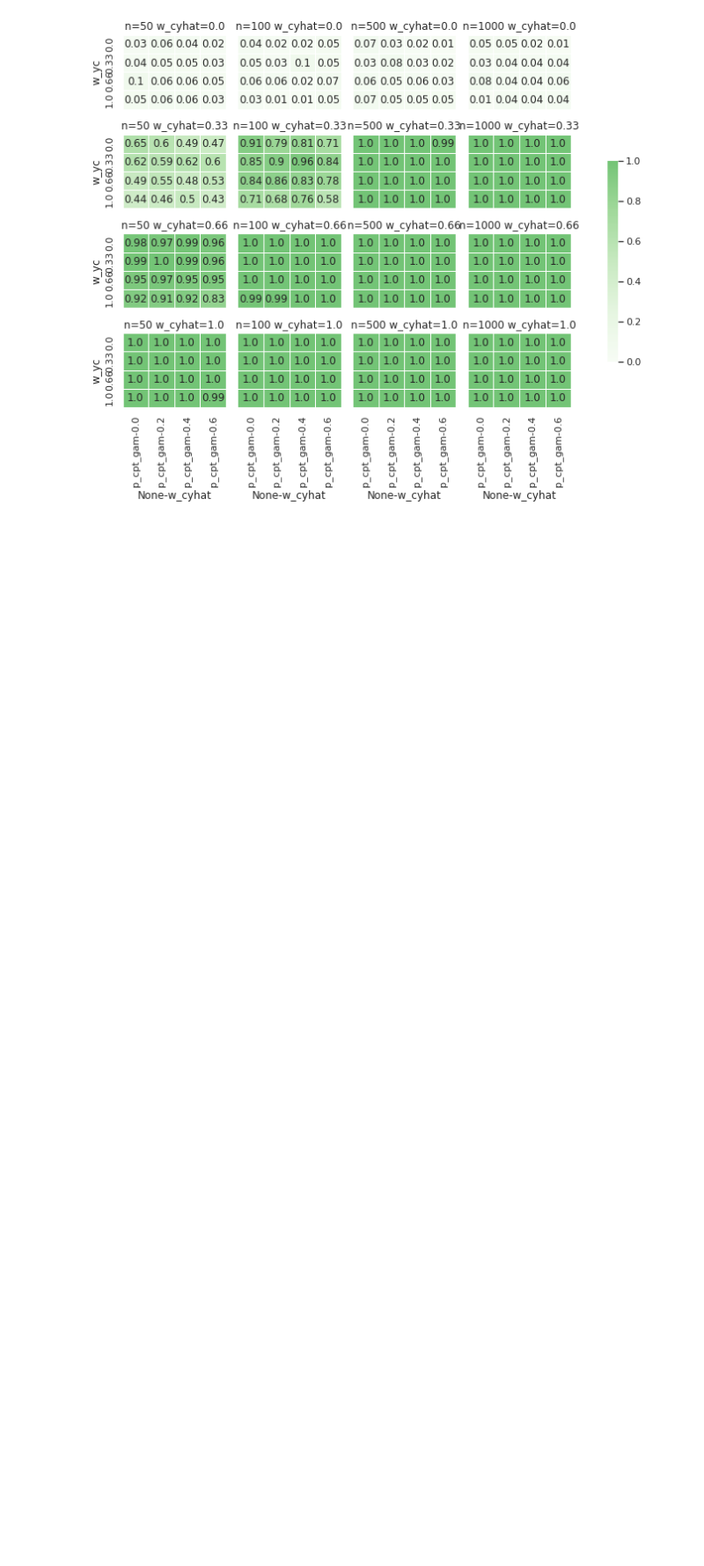
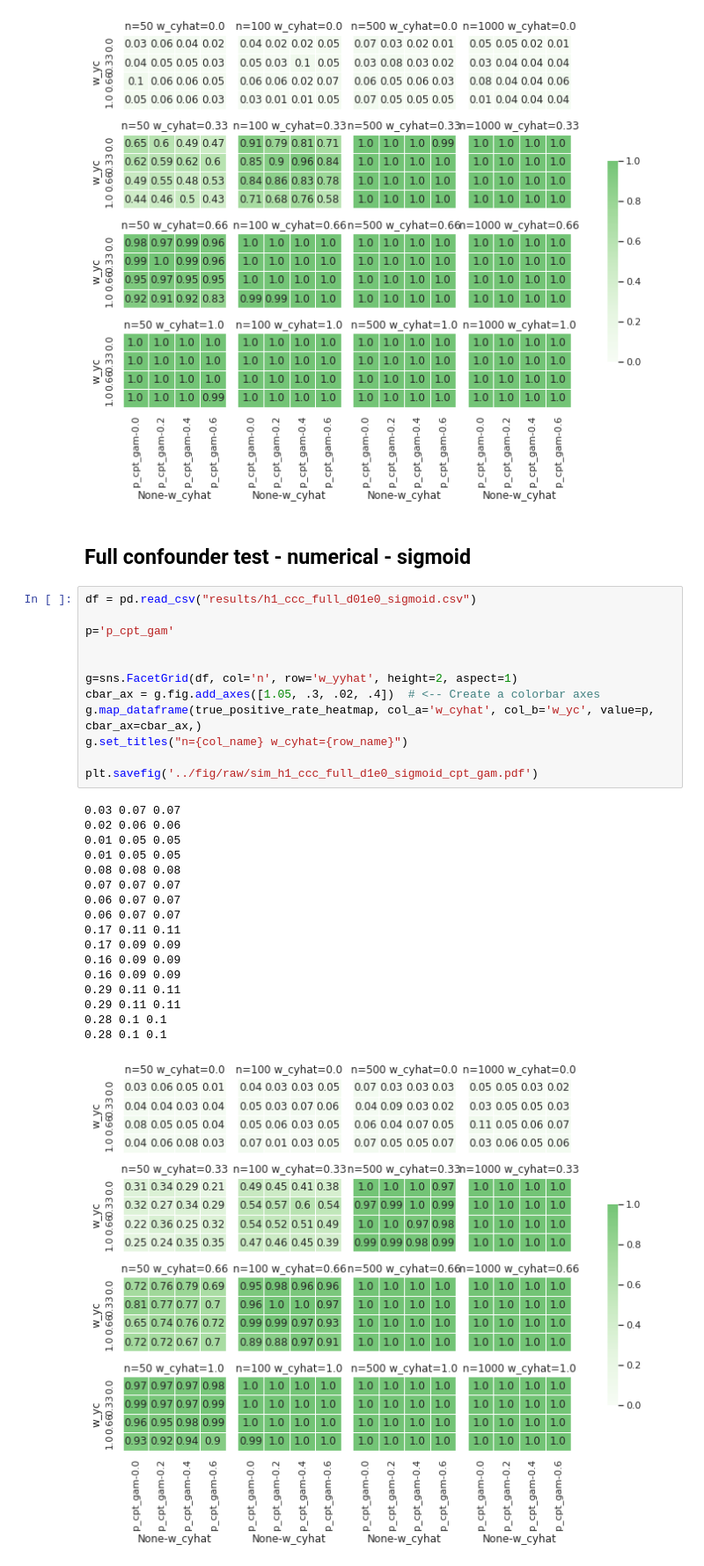
Before and after one commit to pni-lab/mlconfound-manuscript, a Jupyter notebook: simulated/plot_simulations.ipynb, the cells around one changed output. Shown at 88% size. Saved outputs shown, nothing was run; the diff lists cells and outputs as text; blank space fills up the shorter version.

```diff
--- a/simulated/plot_simulations.ipynb
+++ b/simulated/plot_simulations.ipynb
@@ -419,3 +487,35 @@ plt.savefig('../fig/raw/sim_h1_ccc_full_d1e0_linear_cpt_gam.pdf')
 0.53 0.23 0.23
 0.53 0.23 0.23
 [figure]
+# %% [markdown]
+## Full confounder test - numerical - sigmoid
+# %%
+df = pd.read_csv("results/h1_ccc_full_d01e0_sigmoid.csv")
+
+p='p_cpt_gam'
+
+
+g=sns.FacetGrid(df, col='n', row='w_yyhat', height=2, aspect=1)
+cbar_ax = g.fig.add_axes([1.05, .3, .02, .4])  # <-- Create a colorbar axes
+g.map_dataframe(true_positive_rate_heatmap, col_a='w_cyhat', col_b='w_yc', value=p, cbar_ax=cbar_ax,)
+g.set_titles("n={col_name} w_cyhat={row_name}")
+
+plt.savefig('../fig/raw/sim_h1_ccc_full_d1e0_sigmoid_cpt_gam.pdf')
+# %% [output]
+0.03 0.07 0.07
+0.02 0.06 0.06
+0.01 0.05 0.05
+0.01 0.05 0.05
+0.08 0.08 0.08
+0.07 0.07 0.07
+0.06 0.07 0.07
+0.06 0.07 0.07
+0.17 0.11 0.11
+0.17 0.09 0.09
+0.16 0.09 0.09
+0.16 0.09 0.09
+0.29 0.11 0.11
+0.29 0.11 0.11
+0.28 0.1 0.1
+0.28 0.1 0.1
+[figure, added]
```
Also changed, not shown: parts of 11 cells of this notebook, 7 other files.
